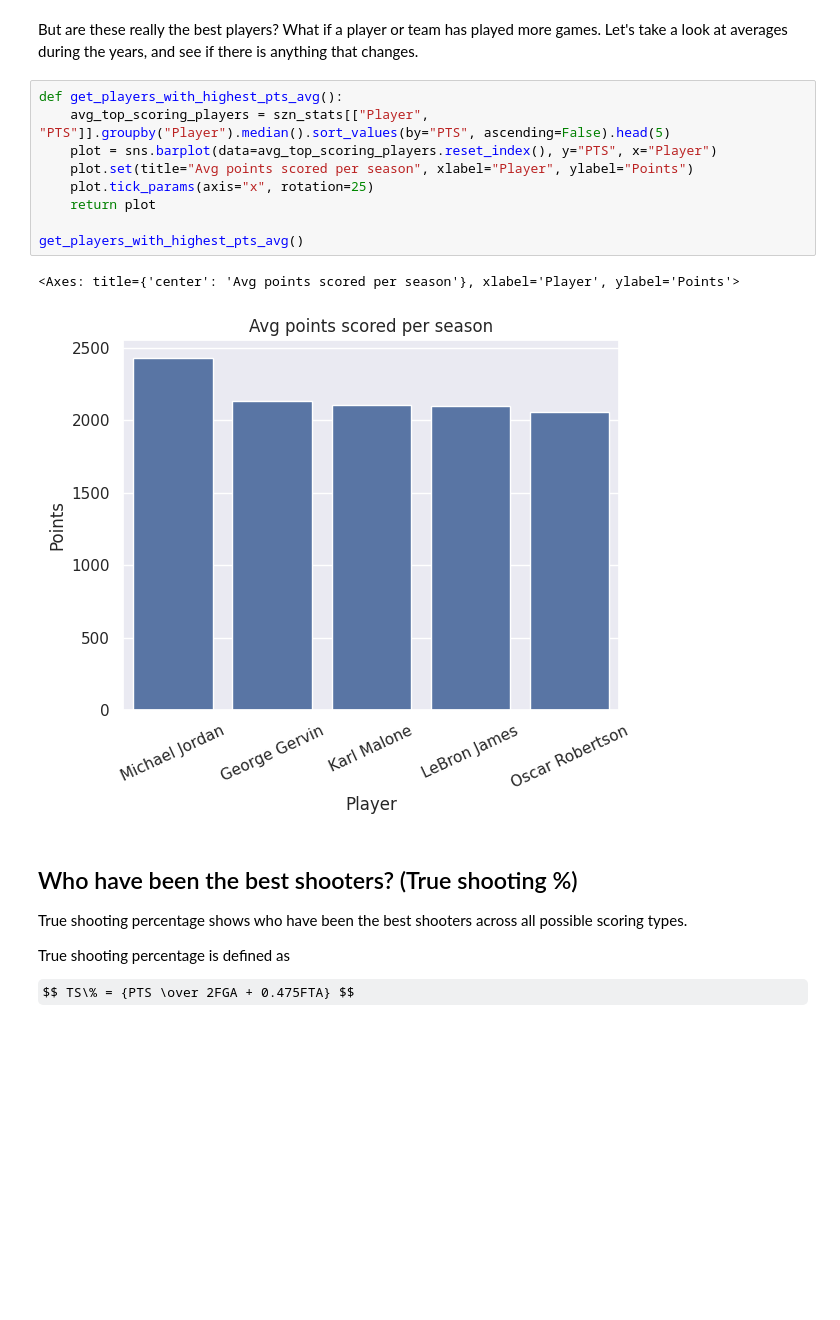
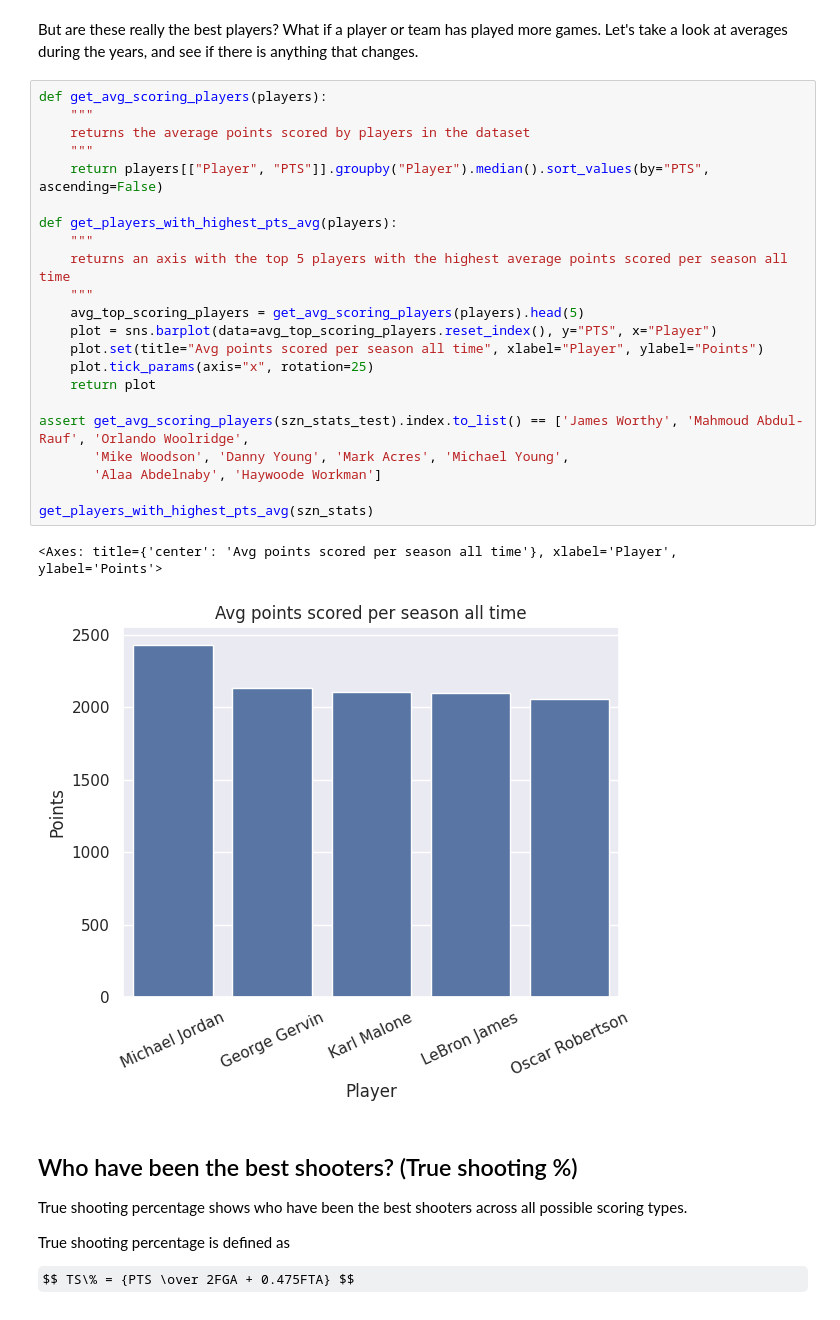
Before and after one commit to SantiagoG14/CSE160-Final-Proj-Basketball, a Jupyter notebook: player-stats.ipynb, the cells around one changed output. Cells and saved outputs as stored; diff of their text form; some formulas as TeX source; blank space fills up the shorter version.

```diff
--- a/player-stats.ipynb
+++ b/player-stats.ipynb
@@ -86,17 +87,30 @@ plot_top_scoring_players_over_time()
 # %% [markdown]
 But are these really the best players? What if a player or team has played more games. Let's take a look at averages during the years, and see if there is anything that changes.
 # %%
-def get_players_with_highest_pts_avg():
-    avg_top_scoring_players = szn_stats[["Player", "PTS"]].groupby("Player").median().sort_values(by="PTS", ascending=False).head(5)
+def get_avg_scoring_players(players):
+    """
+    returns the average points scored by players in the dataset
+    """
+    return players[["Player", "PTS"]].groupby("Player").median().sort_values(by="PTS", ascending=False)
+
+def get_players_with_highest_pts_avg(players):
+    """
+    returns an axis with the top 5 players with the highest average points scored per season all time
+    """
+    avg_top_scoring_players = get_avg_scoring_players(players).head(5)
     plot = sns.barplot(data=avg_top_scoring_players.reset_index(), y="PTS", x="Player")
-    plot.set(title="Avg points scored per season", xlabel="Player", ylabel="Points")
+    plot.set(title="Avg points scored per season all time", xlabel="Player", ylabel="Points")
     plot.tick_params(axis="x", rotation=25)
     return plot
 
-get_players_with_highest_pts_avg()
+assert get_avg_scoring_players(szn_stats_test).index.to_list() == ['James Worthy', 'Mahmoud Abdul-Rauf', 'Orlando Woolridge',
+       'Mike Woodson', 'Danny Young', 'Mark Acres', 'Michael Young',
+       'Alaa Abdelnaby', 'Haywoode Workman']
+
+get_players_with_highest_pts_avg(szn_stats)
 # %% [output]
-<Axes: title={'center': 'Avg points scored per season'}, xlabel='Player', ylabel='Points'>
+<Axes: title={'center': 'Avg points scored per season all time'}, xlabel='Player', ylabel='Points'>
-[figure, old version]
+[figure, new version]
 # %% [markdown]
 ## Who have been the best shooters? (True shooting %)
 
```
Also changed, not shown: parts of 9 cells of this notebook.
